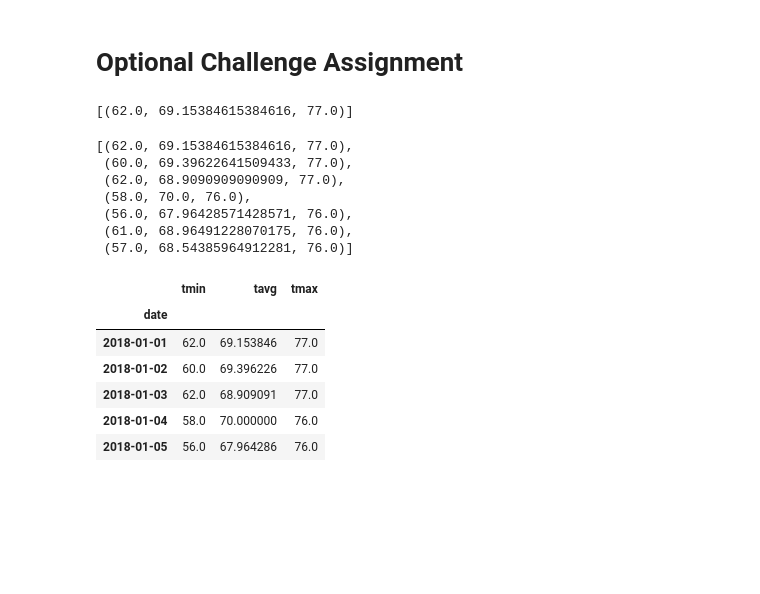
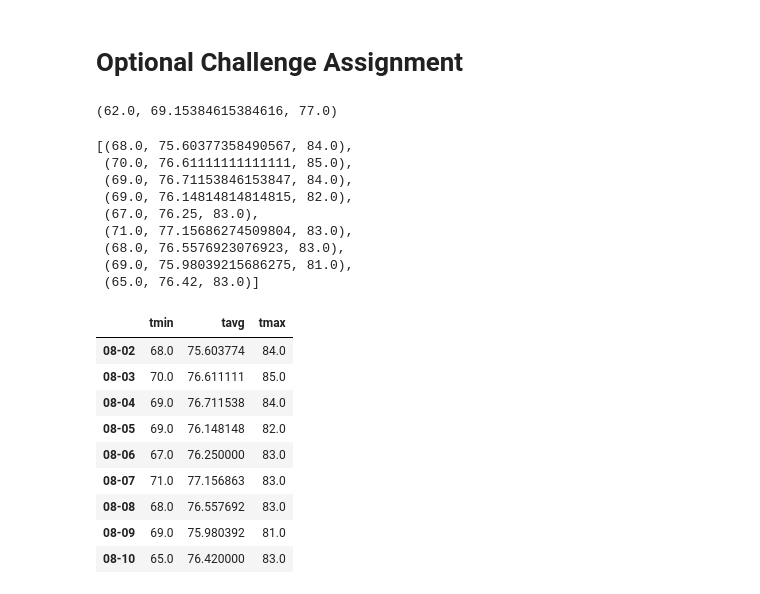
Before and after one commit to dpkeyes/Hawaii-Weather-Analysis-SQLAlchemy, a Jupyter notebook: climate_starter.ipynb, the cells around one changed output. Saved outputs shown, nothing was run; the diff lists cells and outputs as text; code cells hidden in the pictures; blank space fills up the shorter version.

```diff
--- a/climate_starter.ipynb
+++ b/climate_starter.ipynb
@@ -277,7 +278,7 @@ session.query(Station.station, Station.name, Station.latitude, Station.longitude
 # Optional Challenge Assignment
 # %%
 # Create a query that will calculate the daily normals
-# (i.e. the averages for tmin, tmax, and tavg for all historic data matching a specific month and day)
+# (i.e. tmin, tmax, and tavg for all historic data matching a specific month and day)
 
 def daily_normals(date):
     """Daily Normals.
@@ -291,39 +292,52 @@ def daily_normals(date):
     """
 
     sel = [func.min(Measurement.tobs), func.avg(Measurement.tobs), func.max(Measurement.tobs)]
-    return session.query(*sel).filter(func.strftime("%m-%d", Measurement.date) == date).all()
+    return session.query(*sel).filter(func.strftime("%m-%d", Measurement.date) == date).all()[0]
 
 daily_normals("01-01")
 # %% [output]
-[(62.0, 69.15384615384616, 77.0)]
+(62.0, 69.15384615384616, 77.0)
 # %%
 # calculate the daily normals for your trip
 # push each tuple of calculations into a list called `normals`
 
-# Set the start and end date of the trip
+# Use the start and end date to save a list of %m-%d strings after stripping the year
+date_range = (end_date - start_date).days
+date_list = []
 
-# Use the start and end date to create a range of dates
+for date in (start_date + timedelta(n) for n in range(date_range + 1)):
+    date = dt.datetime.strftime(date, "%m-%d")
+    date_list.append(date)
 
-# Stip off the year and save a list of %m-%d strings
+date_list
 
 # Loop through the list of %m-%d strings and calculate the normals for each date
+normals = [daily_normals(date) for date in date_list]
+normals
 # %% [output]
-[(62.0, 69.15384615384616, 77.0),
- (60.0, 69.39622641509433, 77.0),
- (62.0, 68.9090909090909, 77.0),
- (58.0, 70.0, 76.0),
- (56.0, 67.96428571428571, 76.0),
- (61.0, 68.96491228070175, 76.0),
- (57.0, 68.54385964912281, 76.0)]
+[(68.0, 75.60377358490567, 84.0),
+ (70.0, 76.61111111111111, 85.0),
+ (69.0, 76.71153846153847, 84.0),
+ (69.0, 76.14814814814815, 82.0),
+ (67.0, 76.25, 83.0),
+ (71.0, 77.15686274509804, 83.0),
+ (68.0, 76.5576923076923, 83.0),
+ (69.0, 75.98039215686275, 81.0),
+ (65.0, 76.42, 83.0)]
 # %%
-# Load the previous query results into a Pandas DataFrame and add the `trip_dates` range as the `date` index
+# Load the previous query results into a Pandas DataFrame and add the `date_list` range as the `date` index
+df = pd.DataFrame(normals, index=date_list, columns=['tmin', 'tavg', 'tmax'])
+df
 # %% [output]
 |  | tmin | tavg | tmax |
-| date |  |  |  |
-| 2018-01-01 | 62.0 | 69.153846 | 77.0 |
-| 2018-01-02 | 60.0 | 69.396226 | 77.0 |
-| 2018-01-03 | 62.0 | 68.909091 | 77.0 |
-| 2018-01-04 | 58.0 | 70.000000 | 76.0 |
-| 2018-01-05 | 56.0 | 67.964286 | 76.0 |
+| 08-02 | 68.0 | 75.603774 | 84.0 |
+| 08-03 | 70.0 | 76.611111 | 85.0 |
+| 08-04 | 69.0 | 76.711538 | 84.0 |
+| 08-05 | 69.0 | 76.148148 | 82.0 |
+| 08-06 | 67.0 | 76.250000 | 83.0 |
+| 08-07 | 71.0 | 77.156863 | 83.0 |
+| 08-08 | 68.0 | 76.557692 | 83.0 |
+| 08-09 | 69.0 | 75.980392 | 81.0 |
+| 08-10 | 65.0 | 76.420000 | 83.0 |
 # %%
 # Plot the daily normals as an area plot with `stacked=False`
```
Also changed, not shown: parts of 5 cells of this notebook.
